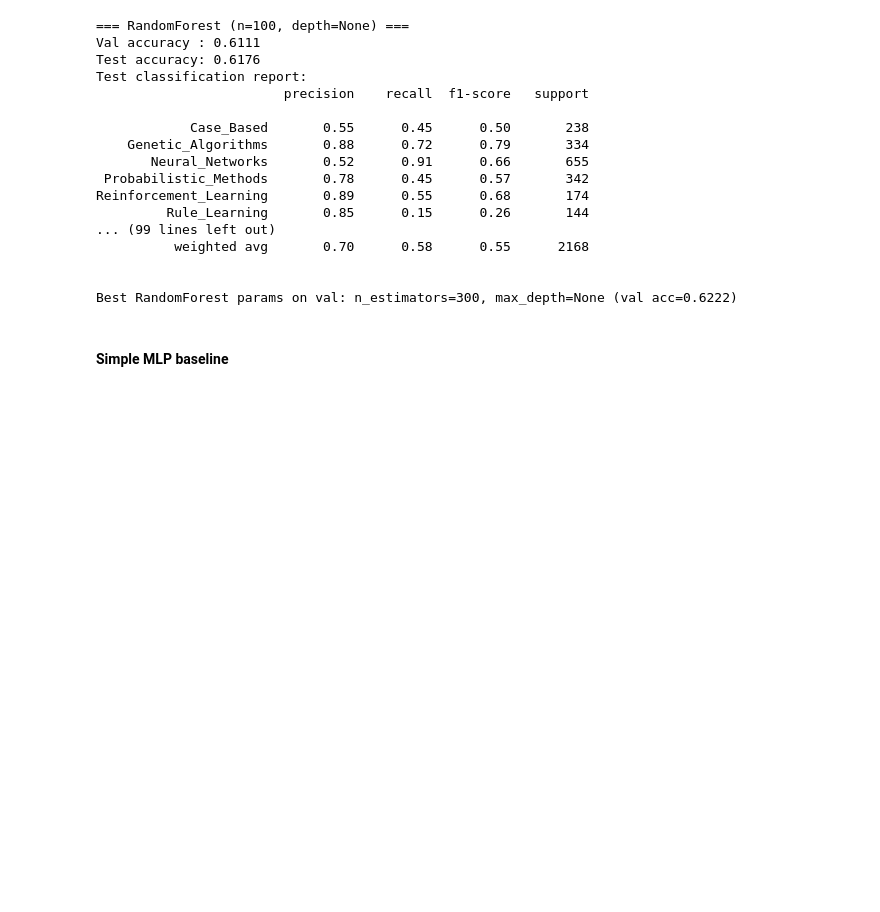
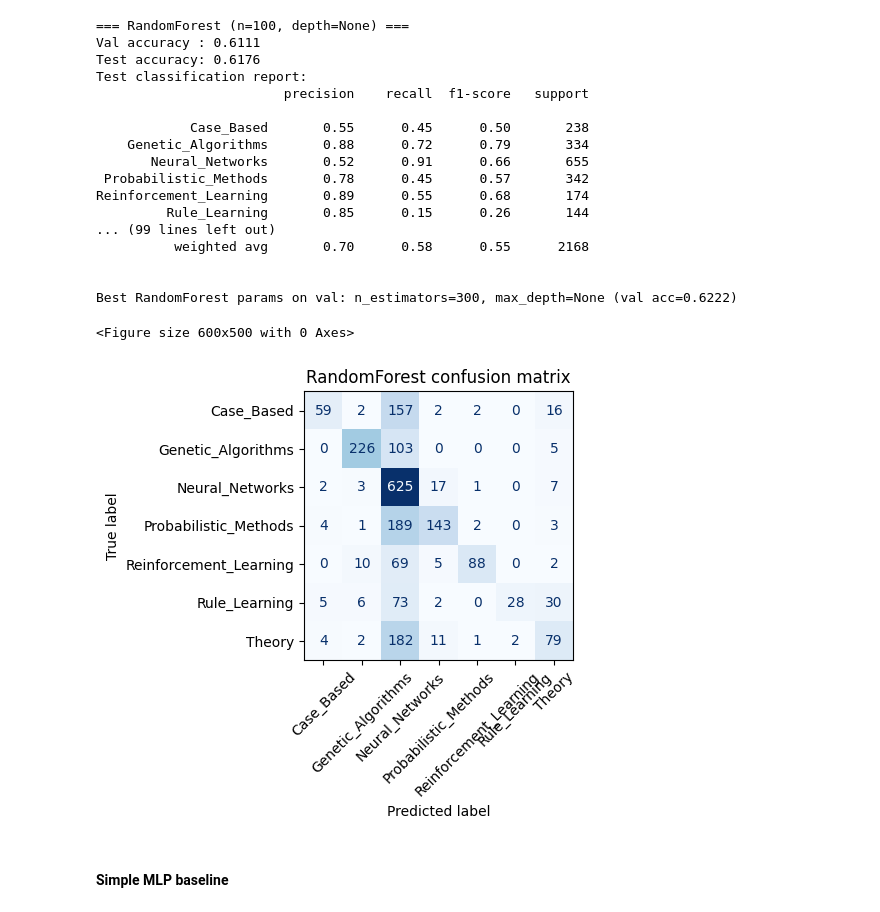
Before and after one commit to wdangds/replicate-gnn, a Jupyter notebook: notebooks/02_gcn_graphsage.ipynb, the cells around one changed output. Drawn from its saved outputs; the diff is of its cells as text; code cells hidden in the pictures; blank space fills up the shorter version.

```diff
--- a/notebooks/02_gcn_graphsage.ipynb
+++ b/notebooks/02_gcn_graphsage.ipynb
@@ -352,6 +351,8 @@ print(len(train_nodes), len(val_nodes), len(test_nodes))
 le = LabelEncoder()
 y_encoded = le.fit_transform(node_data["subject"].values)
 y_series = pd.Series(y_encoded, index = node_data.index)
+# %%
+node_data["label_id"] = le.fit_transform(node_data["subject"].values)
 # %%
 def get_split(nodes):
     """
@@ -486,6 +487,31 @@ Reinforcement_Learning       0.89      0.55      0.68       174
 
 
 Best RandomForest params on val: n_estimators=300, max_depth=None (val acc=0.6222)
+# %%
+X_test_rf = node_data.loc[test_nodes, feature_names].values
+y_test_rf = node_data.loc[test_nodes, "label_id"].values
+y_pred_rf = rf.predict(X_test_rf)
+
+cm_rf = confusion_matrix(
+    y_test_rf,
+    y_pred_rf,
+    labels=np.arange(len(le.classes_)),
+    normalize=None,        # or None for counts
+)
+
+disp_rf = ConfusionMatrixDisplay(
+    confusion_matrix=cm_rf,
+    display_labels=le.classes_,
+)
+
+plt.figure(figsize=(6, 5))
+disp_rf.plot(include_values=True, cmap="Blues", xticks_rotation=45, colorbar=False)
+plt.title("RandomForest confusion matrix")
+plt.tight_layout()
+plt.show()
+# %% [output]
+<Figure size 600x500 with 0 Axes>
+[figure, added]
 # %% [markdown]
 #### Simple MLP baseline
 # %%
```
Also changed, not shown: parts of 8 cells of this notebook.
